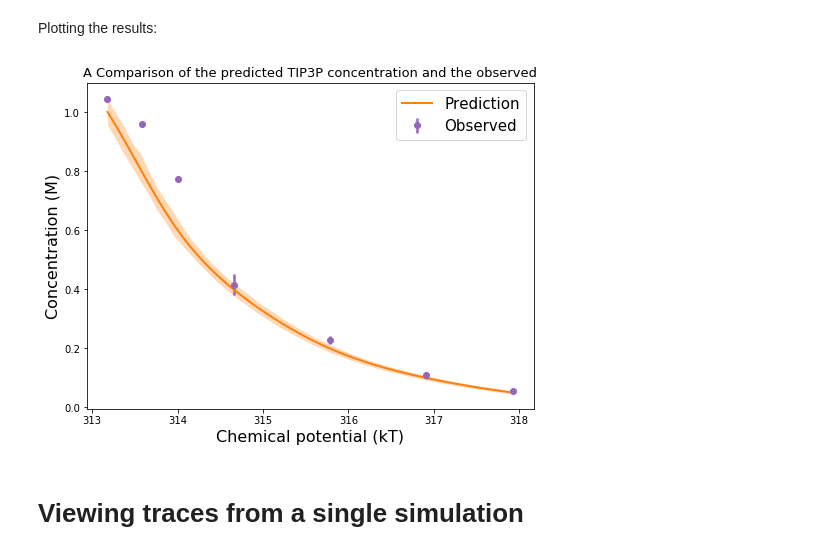
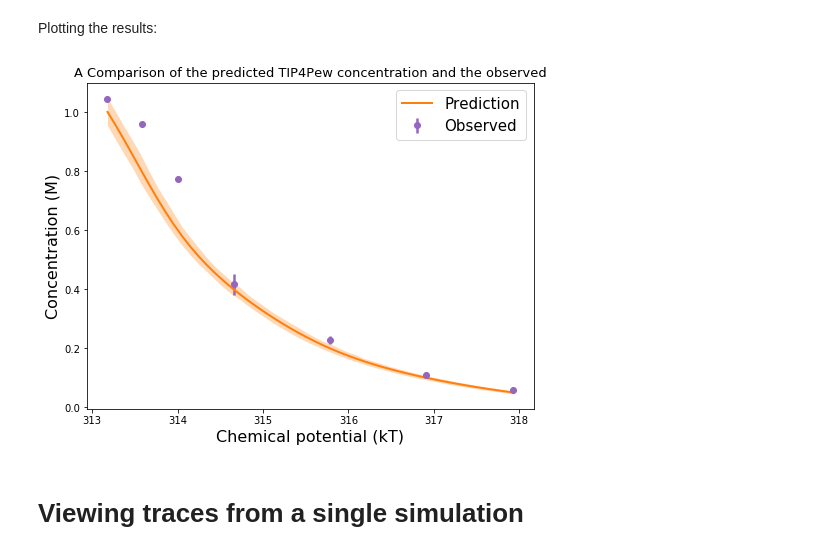
Before and after one commit to choderalab/saltswap-results, a Jupyter notebook: calibration/analysis/Validating TIP4Pew Calibration.ipynb, the cells around one changed output. Saved outputs shown, nothing was run; the diff lists cells and outputs as text; code cells hidden in the pictures.

```diff
--- a/calibration/analysis/Validating TIP4Pew Calibration.ipynb
+++ b/calibration/analysis/Validating TIP4Pew Calibration.ipynb
@@ -34,6 +34,10 @@ for i in range(len(folders)):
     ncfile = Dataset(file,'r')
     volume = ncfile.groups['Sample state data']['volume'][:]
     nsalt = ncfile.groups['Sample state data']['species counts'][:,1]
+    nattemtped = float(ncfile.groups['Sample state data']['nattempted'][-1])
+    naccepted = float(ncfile.groups['Sample state data']['naccepted'][-1])
+    acceptance_prob = 100. * naccepted /nattemtped
+    print(mu[i], 'Acceptance probability = ', acceptance_prob,'%')
     ncfile.close()
 
     # Get the concentrations
@@ -55,23 +67,23 @@ Plotting the results:
 # %%
 plt.figure(figsize=[8,6])
 
 # Picking the plotting colors:
 c_pred = 'C1'
 c_obs = 'C4'
 
 # Plotting the prediction and confidence interval
 plt.plot(plot_mus, pred_concentration,color=c_pred, label='Prediction', lw=2)
 plt.fill_between(x=plot_mus, y1=lower, y2=upper, color=c_pred, alpha=0.3, lw=0)
 
 # Plotting the observed concentration with estimated 95% confidence interval
 plt.errorbar(mu, mean_concentrations,yerr=2*standard_error, fmt='o', color=c_obs, label='Observed', lw=2.5)
 
-plt.title('A Comparison of the predicted TIP3P concentration and the observed',fontsize=13)
+plt.title('A Comparison of the predicted TIP4Pew concentration and the observed',fontsize=13)
 plt.xlabel('Chemical potential (kT)', fontsize=16)
 plt.ylabel('Concentration (M)', fontsize=16)
 plt.legend(fontsize=15)
 plt.show()
 # %% [output]
-[figure, old version]
+[figure, new version]
 # %% [markdown]
 # Viewing traces from a single simulation
```
Also changed, not shown: parts of 9 cells of this notebook, 4 other files.
